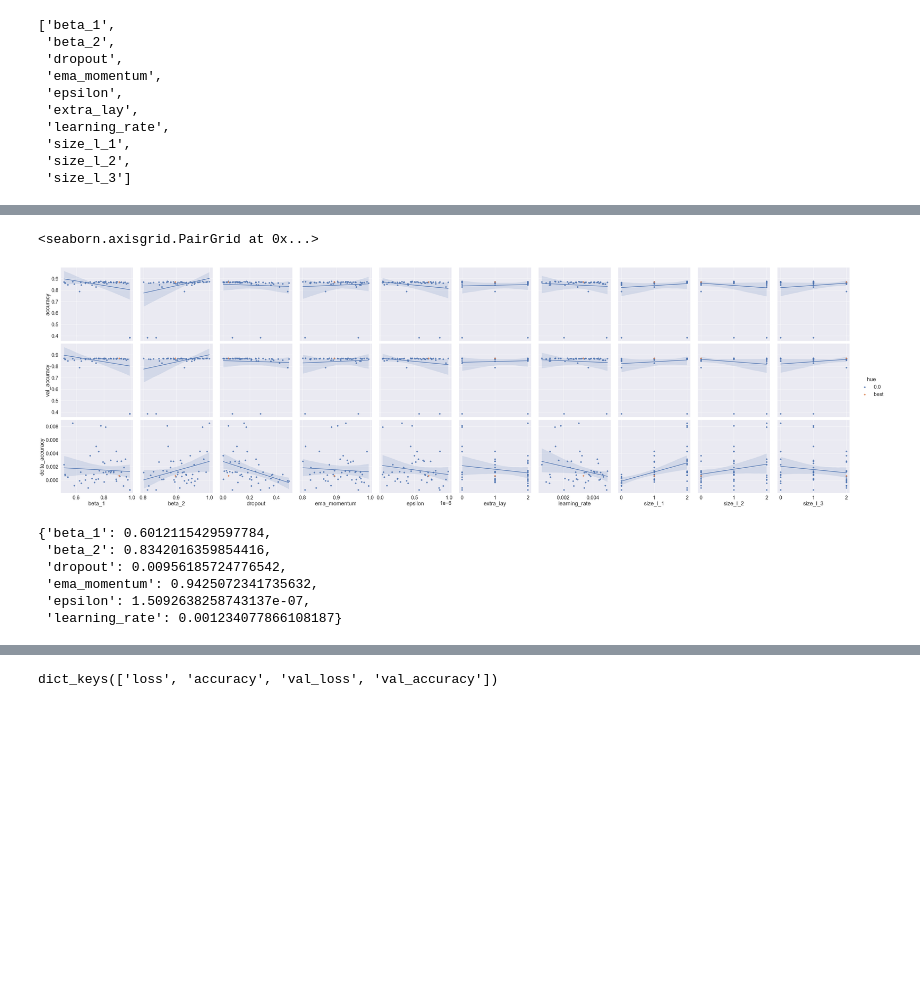
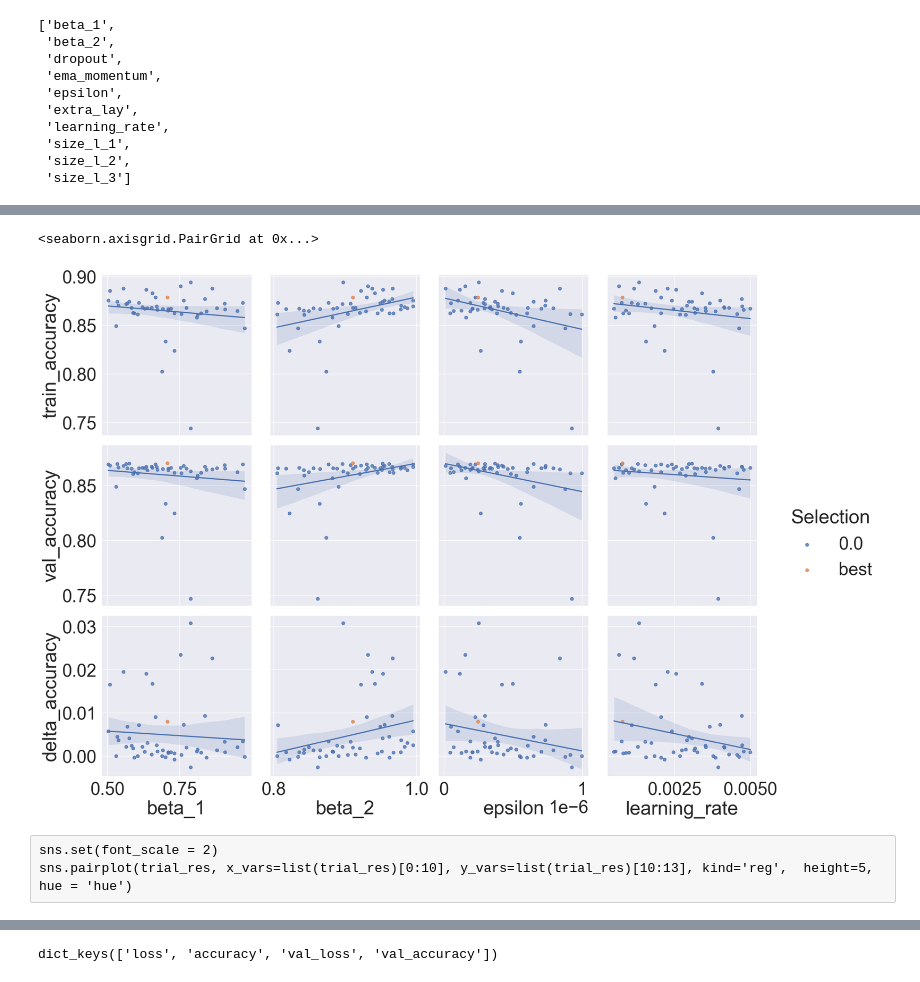
Before and after one commit to NiklasD/ML_Seminar, a Jupyter notebook: notebooks2/26-07-NN_optimization_full_scale.ipynb, the cells around one changed output, grey strips where cells are left out. Cells and saved outputs as stored; diff of their text form; code cells hidden in the pictures; blank space fills up the shorter version.

```diff
--- a/notebooks2/26-07-NN_optimization_full_scale.ipynb
+++ b/notebooks2/26-07-NN_optimization_full_scale.ipynb
@@ -218,21 +246,12 @@ list(trial_res)[0:10]
 # %%
-sns.set(font_scale = 2)
-sns.pairplot(trial_res, x_vars=['beta_1', 'beta_2', 'epsilon', 'learning_rate',], y_vars=list(trial_res)[10:13], kind='reg',  height=5, hue = 'hue')
+sns.set(font_scale = 3)
+sns.pairplot(trial_res, x_vars=['beta_1', 'beta_2', 'epsilon', 'learning_rate',], y_vars=list(trial_res)[10:13], kind='reg',  height=5, hue = 'Selection')
+# %% [output]
+<seaborn.axisgrid.PairGrid at 0x...>
+[figure, added]
-# %%
-sns.set(font_scale = 2)
-sns.pairplot(trial_res, x_vars=list(trial_res)[0:10], y_vars=list(trial_res)[10:13], kind='reg',  height=5, hue = 'hue')
-# %% [output]
-<seaborn.axisgrid.PairGrid at 0x...>
-[figure, removed]
-# %%
-best
-# %% [output]
-{'beta_1': 0.6012115429597784,
- 'beta_2': 0.8342016359854416,
- 'dropout': 0.00956185724776542,
- 'ema_momentum': 0.9425072341735632,
- 'epsilon': 1.5092638258743137e-07,
- 'learning_rate': 0.001234077866108187}
+# %% [raw]
+sns.set(font_scale = 2)
+sns.pairplot(trial_res, x_vars=list(trial_res)[0:10], y_vars=list(trial_res)[10:13], kind='reg',  height=5, hue = 'hue')
 # %%
 best = {'beta_1': 0.6012115429597784,
  'beta_2': 0.8342016359854416,
```
Also changed, not shown: parts of 51 cells of this notebook, 9 other files.
